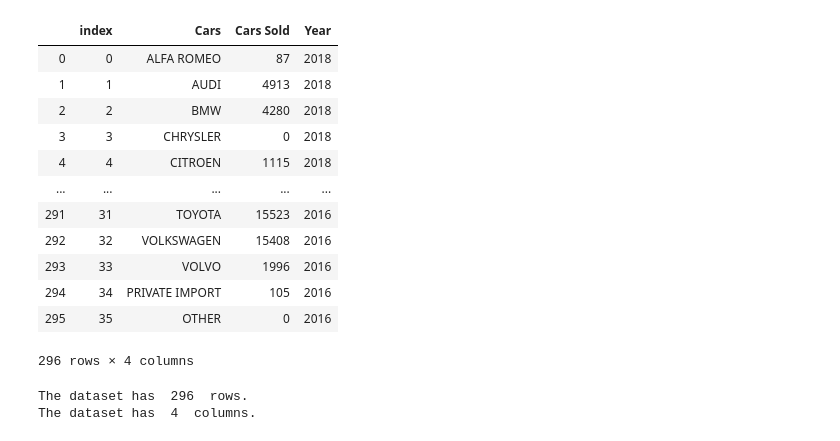
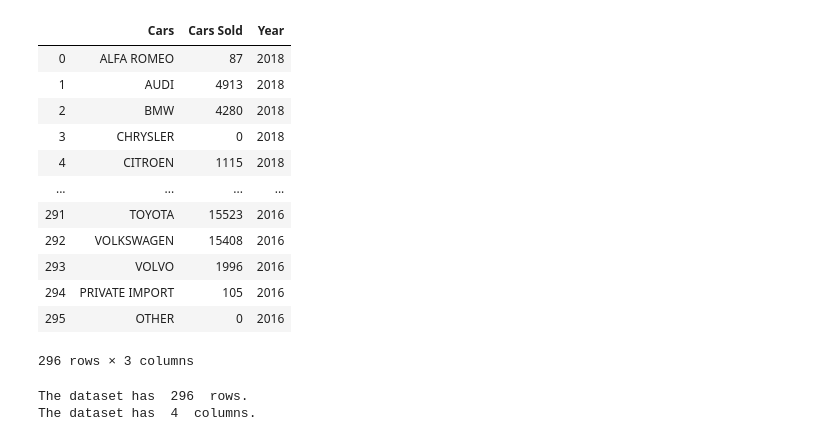
Before and after one commit to waseemmm737/crisp-dm-project, a Jupyter notebook: vehicle_data.ipynb, the cells around one changed output. Drawn from its saved outputs; the diff is of its cells as text; code cells hidden in the pictures.

```diff
--- a/vehicle_data.ipynb
+++ b/vehicle_data.ipynb
@@ -17,36 +17,37 @@ warnings.filterwarnings("ignore")
 # %%
 files = glob.glob('/Users/ahsanmunir/Desktop/Danish Semester Project/cars detailed/*.xls')
 master_df = pd.DataFrame()
 for file in files:
     temp = pd.read_excel(file)
     temp = temp[~temp['Cars'].isna()]
     temp = temp[~temp['Cars Sold'].isna()]
     temp['Cars Sold'] = temp['Cars Sold'].astype(int)
 
     year = file.split("/")[-1]
     year = year.split(".")[0]
     temp['Year'] = int(re.findall('[^a-zA-Z]+', year)[-1])
 
     master_df =  master_df.append(temp)
     # break
 master_df = master_df.reset_index()
 
 car_data = master_df
+car_data.drop(['index'], axis=1, inplace=True)
 car_data
 # %% [output]
-|  | index | Cars | Cars Sold | Year |
-| 0 | 0 | ALFA ROMEO | 87 | 2018 |
-| 1 | 1 | AUDI | 4913 | 2018 |
-| 2 | 2 | BMW | 4280 | 2018 |
-| 3 | 3 | CHRYSLER | 0 | 2018 |
-| 4 | 4 | CITROEN | 1115 | 2018 |
-| ... | ... | ... | ... | ... |
-| 291 | 31 | TOYOTA | 15523 | 2016 |
-| 292 | 32 | VOLKSWAGEN | 15408 | 2016 |
-| 293 | 33 | VOLVO | 1996 | 2016 |
-| 294 | 34 | PRIVATE IMPORT | 105 | 2016 |
-| 295 | 35 | OTHER | 0 | 2016 |
+|  | Cars | Cars Sold | Year |
+| 0 | ALFA ROMEO | 87 | 2018 |
+| 1 | AUDI | 4913 | 2018 |
+| 2 | BMW | 4280 | 2018 |
+| 3 | CHRYSLER | 0 | 2018 |
+| 4 | CITROEN | 1115 | 2018 |
+| ... | ... | ... | ... |
+| 291 | TOYOTA | 15523 | 2016 |
+| 292 | VOLKSWAGEN | 15408 | 2016 |
+| 293 | VOLVO | 1996 | 2016 |
+| 294 | PRIVATE IMPORT | 105 | 2016 |
+| 295 | OTHER | 0 | 2016 |
-296 rows × 4 columns
+296 rows × 3 columns
 # %%
 print("The dataset has ",car_data.shape[0]," rows.")
 print("The dataset has ",car_data.shape[1]," columns.")
```
Also changed, not shown: parts of 13 cells of this notebook.
